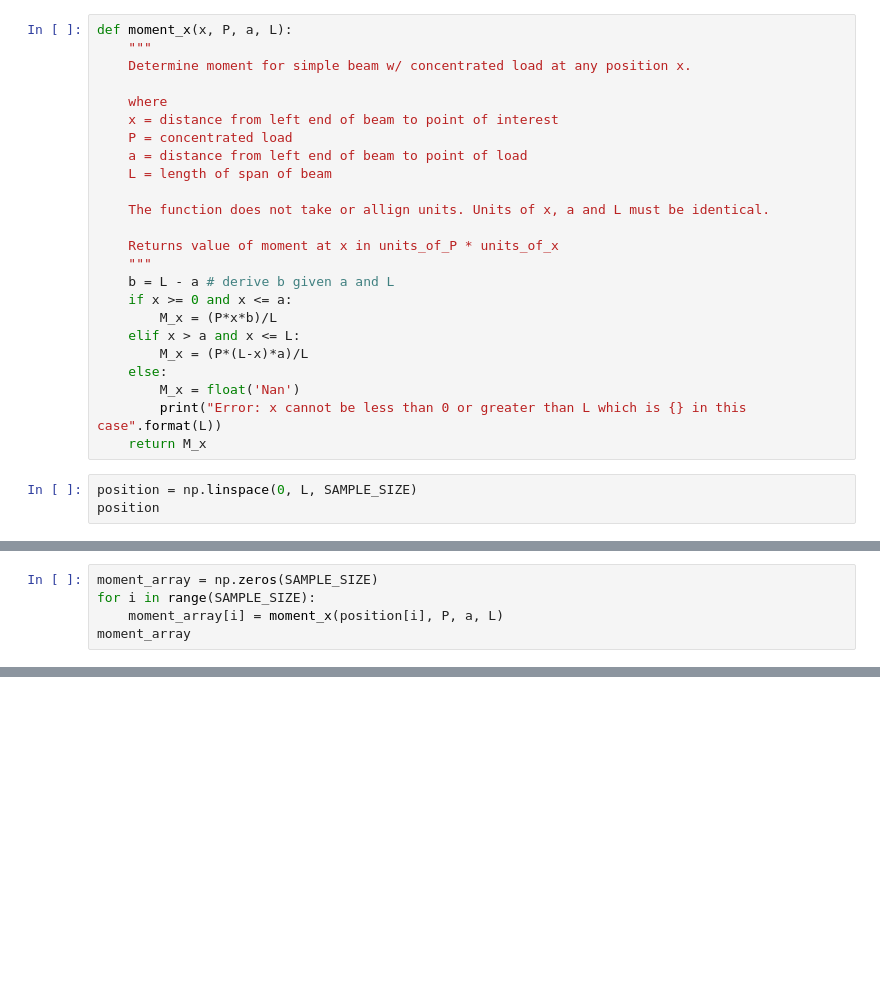
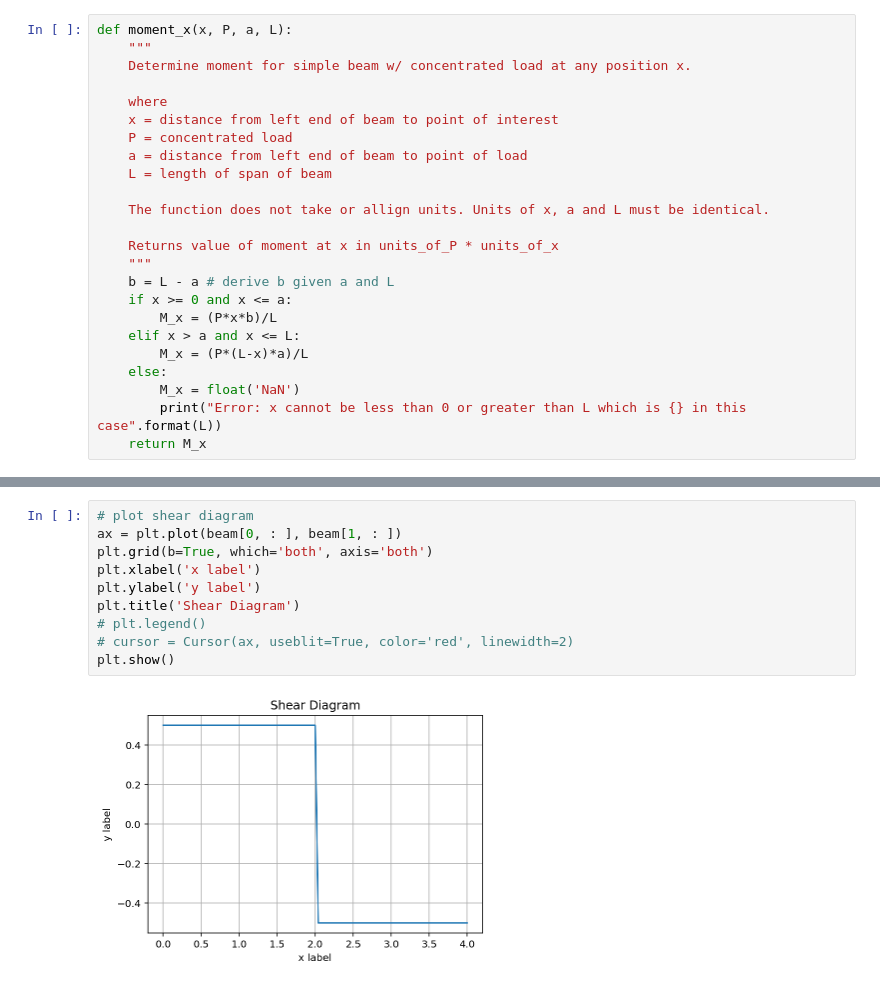
Before and after one commit to Ewdy/Structural-Design, a Jupyter notebook: Beam_Formulas/Beam_1.ipynb, the cells around one changed output, grey strips where cells are left out. Saved outputs shown, nothing was run; the diff lists cells and outputs as text; blank space fills up the shorter version.

```diff
--- a/Beam_Formulas/Beam_1.ipynb
+++ b/Beam_Formulas/Beam_1.ipynb
@@ -51,9 +84,6 @@ def moment_x(x, P, a, L):
     elif x > a and x <= L:
         M_x = (P*(L-x)*a)/L
     else:
-        M_x = float('Nan')
+        M_x = float('NaN')
         print("Error: x cannot be less than 0 or greater than L which is {} in this case".format(L))
     return M_x
-# %%
-position = np.linspace(0, L, SAMPLE_SIZE)
-position
@@ -66,5 +89,0 @@ moment_x(position[int(SAMPLE_SIZE/2)], P, a, L)
-# %%
-moment_array = np.zeros(SAMPLE_SIZE)
-for i in range(SAMPLE_SIZE):
-    moment_array[i] = moment_x(position[i], P, a, L)
-moment_array
@@ -73 +148,13 @@ array([0.   , 0.375, 0.75 , 0.625, 0.5  , 0.375, 0.25 , 0.125, 0.   ])
+# %%
+# plot shear diagram
+ax = plt.plot(beam[0, : ], beam[1, : ])
+plt.grid(b=True, which='both', axis='both')
+plt.xlabel('x label')
+plt.ylabel('y label')
+plt.title('Shear Diagram')
+# plt.legend()
+# cursor = Cursor(ax, useblit=True, color='red', linewidth=2)
+plt.show()
+# %% [output]
+[figure, added]
 # %%
```
Also changed, not shown: parts of 15 cells of this notebook, 2 other files.
